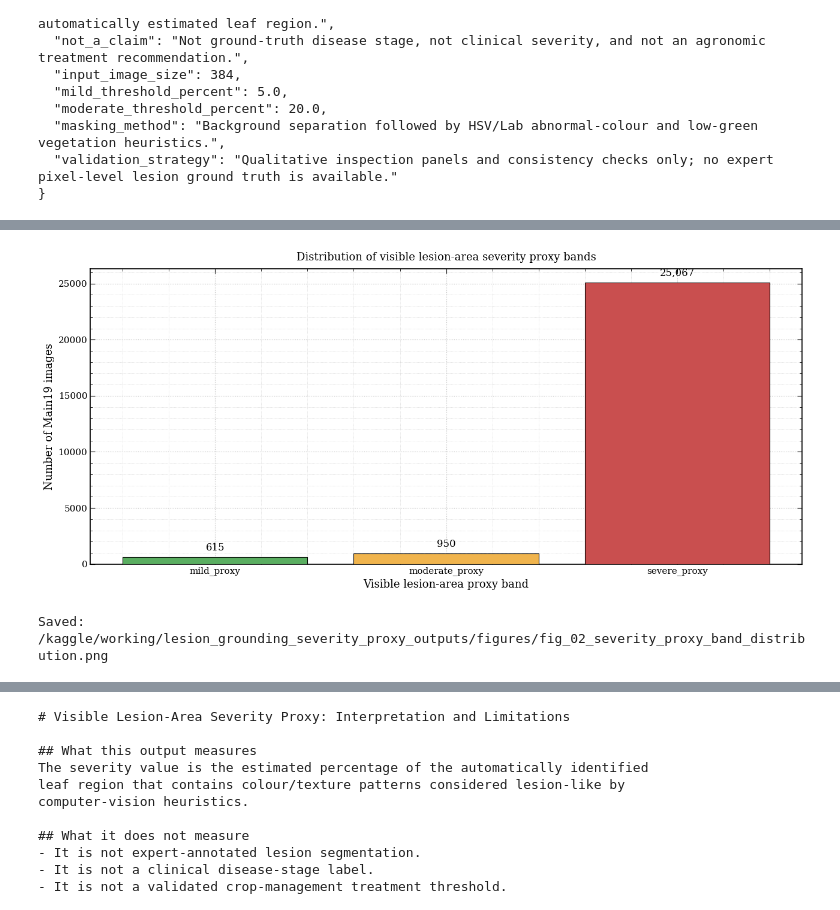
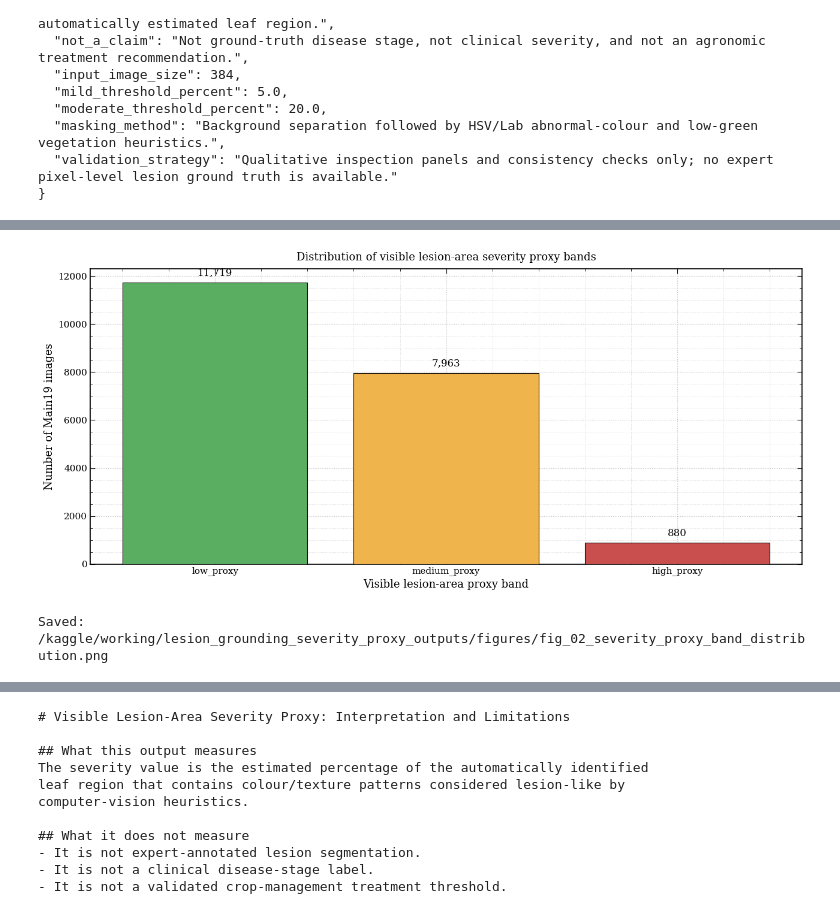
Before and after one commit to prajwal816/Crop-Disease-Detection, a Jupyter notebook: 09_lesion_grounding_severity_proxy.ipynb, the cells around one changed output, grey strips where cells are left out. Cells and saved outputs as stored; diff of their text form; code cells hidden in the pictures.

Commit message:
Kaggle Notebook | 09_lesion_grounding_severity_proxy | Version 2

```diff
--- a/09_lesion_grounding_severity_proxy.ipynb
+++ b/09_lesion_grounding_severity_proxy.ipynb
@@ -484,12 +668,12 @@ def estimate_lesion_mask(rgb_image, leaf_mask):
 # %%
 def severity_band(severity_percent):
     if severity_percent < 5.0:
-        return "mild_proxy"
+        return "low_proxy"
 
     if severity_percent < 20.0:
-        return "moderate_proxy"
+        return "medium_proxy"
 
-    return "severe_proxy"
+    return "high_proxy"
 
 
 def compute_severity_proxy(image_path):
@@ -505,14 +689,27 @@ def compute_severity_proxy(image_path):
     leaf_pixels = int(leaf_mask.sum())
     lesion_pixels = int(lesion_mask.sum())
 
+    mask_quality, leaf_area_fraction, lesion_area_fraction = (
+        assess_mask_quality(
+            leaf_mask,
+            lesion_mask
+        )
+    )
+
     if leaf_pixels == 0:
         severity_ratio = np.nan
         severity_percent = np.nan
-        severity_category = "mask_failure"
+        severity_category = "proxy_unavailable"
+
     else:
         severity_ratio = lesion_pixels / leaf_pixels
         severity_percent = severity_ratio * 100
-        severity_category = severity_band(severity_percent)
+        severity_category = severity_band(
+            severity_percent
+        )
+
+    if mask_quality != "ok":
+        severity_category = "proxy_requires_review"
 
     return {
         "rgb_image": rgb_image,
@@ -520,7 +717,10 @@ def compute_severity_proxy(image_path):
         "lesion_mask": lesion_mask,
         "leaf_pixels": leaf_pixels,
         "lesion_pixels": lesion_pixels,
+        "leaf_area_fraction": leaf_area_fraction,
+        "lesion_area_fraction": lesion_area_fraction,
         "severity_ratio": severity_ratio,
         "severity_percent": severity_percent,
-        "severity_category": severity_category
+        "severity_category": severity_category,
+        "mask_quality": mask_quality
     }
@@ -728,15 +966,14 @@ for _, row in tqdm(
             "final_split": row["final_split"],
             "leaf_pixels": result["leaf_pixels"],
             "lesion_pixels": result["lesion_pixels"],
+            "leaf_area_fraction": result["leaf_area_fraction"],
+            "lesion_area_fraction": result["lesion_area_fraction"],
             "visible_lesion_ratio": result["severity_ratio"],
             "visible_lesion_percent": result["severity_percent"],
             "severity_proxy_band": result["severity_category"],
-            "mask_status": (
-                "ok"
-                if result["leaf_pixels"] > 0
-                else "mask_failure"
-            )
-        })
+            "mask_status": result["mask_quality"]
+            }
+        )
 
     except Exception as error:
         severity_records.append({
@@ -841,9 +1078,9 @@ max       100.00000
 Name: visible_lesion_percent, dtype: float64
 # %%
 band_order = [
-    "mild_proxy",
-    "moderate_proxy",
-    "severe_proxy"
+    "low_proxy",
+    "medium_proxy",
+    "high_proxy"
 ]
 
 band_counts = (
@@ -891,34 +1128,34 @@ ax.set_title(
 
 paper_axes(ax)
 
 plt.tight_layout()
 
 band_distribution_png = (
     FIG_DIR / "fig_02_severity_proxy_band_distribution.png"
 )
 
 band_distribution_pdf = (
     FIG_DIR / "fig_02_severity_proxy_band_distribution.pdf"
 )
 
 plt.savefig(
     band_distribution_png,
     dpi=300,
     bbox_inches="tight"
 )
 
 plt.savefig(
     band_distribution_pdf,
     dpi=300,
     bbox_inches="tight"
 )
 
 plt.show()
 plt.close()
 
 print("Saved:", band_distribution_png)
 # %% [output]
-[figure, old version]
+[figure, new version]
 Saved: /kaggle/working/lesion_grounding_severity_proxy_outputs/figures/fig_02_severity_proxy_band_distribution.png
 # %%
 class_severity_summary = (
```
Also changed, not shown: parts of 15 cells of this notebook.
